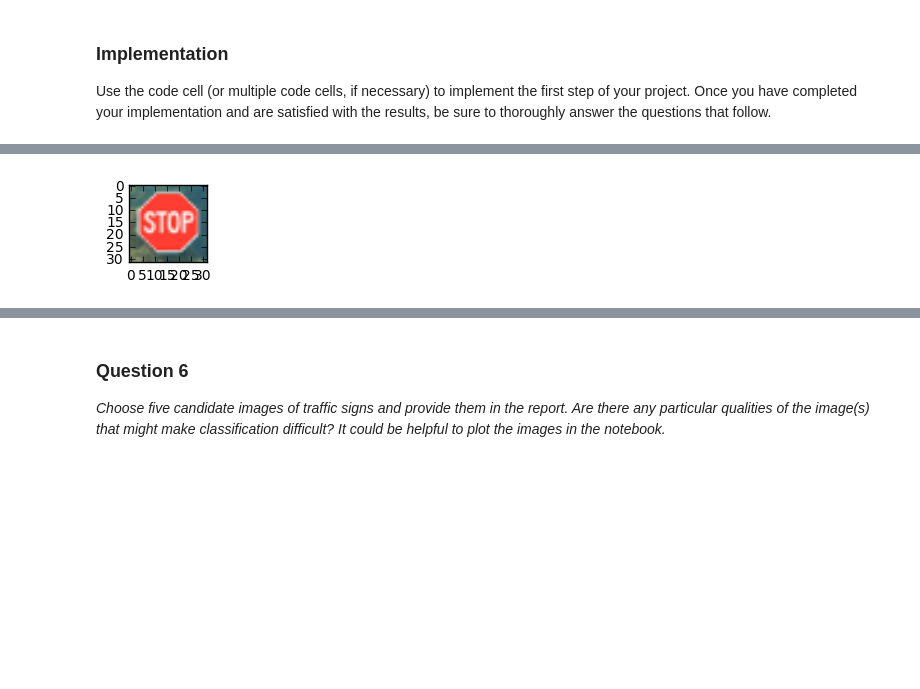
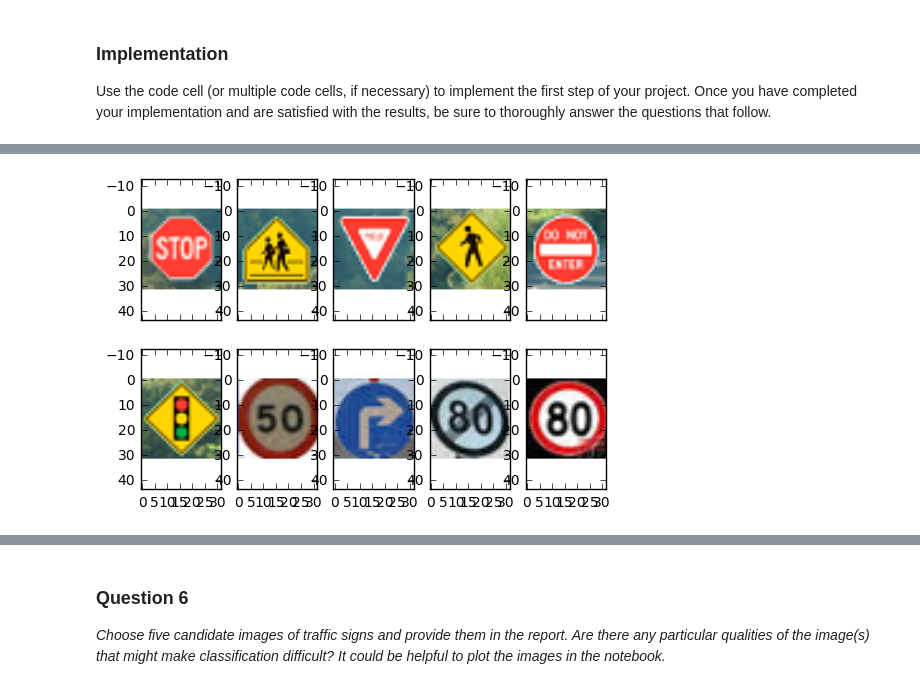
Before and after one commit to qpham01/udacity, a Jupyter notebook: sdcnd/CarND-Traffic-Sign-Classifier-Project/Traffic_Sign_Classifier.ipynb, the cells around one changed output, grey strips where cells are left out. Drawn from its saved outputs; the diff is of its cells as text; code cells hidden in the pictures; blank space fills up the shorter version.

Commit message:
Completed color version.

```diff
--- a/sdcnd/CarND-Traffic-Sign-Classifier-Project/Traffic_Sign_Classifier.ipynb
+++ b/sdcnd/CarND-Traffic-Sign-Classifier-Project/Traffic_Sign_Classifier.ipynb
@@ -88,7 +88,7 @@ visualize_list = []
 for i in range(visualize_count):
     index = random.randint(0, len(X_train_rgb))
     visualize_list.append(index)
-    image = X_train_rgb[index].squeeze()
+    image = X_train_img[index].squeeze()
     fname = "signs/sign_%s_%s.png" % (index, y_train[index])
     img.imsave(fname, image)
     print("Saved image %s" % (fname))
@@ -372,7 +404,7 @@ I used the Lenet-5 architecture as is, but I increased the size of the model.  G
 import tensorflow as tf
 from time import time
 from matplotlib import pyplot as plt
-
+import statistics as st
 save_file = 'traffic_signs.ckpt'
 
 #target_loss = 0.2
@@ -386,13 +418,6 @@ for batch_size in BATCH_SIZES:
             num_examples = len(X_train)
 
             print("Training...")
-
-            # Setup run logging
-            hyper_dict = {'epochs' : epochs, 'batch size' : batch_size, 'learning rate' : \
-                LEARNING_RATE, 'train validate ratio' : train_validate_ratio, 'l2 strength': \
-                l2_reg_strength, 'beta': BETA, 'mu': mu, 'sigma': sigma}
-
-            run_id = log_run_start('Train', hyper_dict, version_description)
             print()
             epoch_train_time_list = []
             training_losses = []
@@ -414,19 +439,24 @@ for batch_size in BATCH_SIZES:
                 print("Training Loss = {:.3f}".format(loss))
                 if validation_accuracy is not None:
                     print("Validation Accuracy = {:.3f}".format(validation_accuracy))
+                    validate_accuracies.append(validation_accuracy)
                 print()
                 epoch_train_time_list.append(time() - t1)
                 training_losses.append(loss)
-                validate_accuracies.append(validation_accuracy)
 
             saver.save(sess, save_file)
             print("Model saved")
-            log_run_end(run_id, validation_accuracy, loss)
         print()
         print("Total training time:        {:.2f}".format(time() - t0))
         print("Mean epoch training time:   {:.2f}".format(st.mean(epoch_train_time_list)))
         print("Epoch training time stdev:  {:.2f}".format(st.pstdev(epoch_train_time_list)))
         print()
+        # Evaluate the model with test data
+        with tf.Session() as sess:
+            saver.restore(sess, tf.train.latest_checkpoint('.'))
+            test_accuracy = evaluate(X_test, y_test, batch_size)
+            print("Test Accuracy = {:.3f}".format(test_accuracy))
+        sess.close()
 # %% [output]
 Training...
 
@@ -506,37 +543,63 @@ Use the code cell (or multiple code cells, if necessary) to implement the first
 ### Load the images and plot them here.
 ### Feel free to use as many code cells as needed.
 from matplotlib import image as mpimg
+from math import ceil
 
-i = 1
-fname = 'sign{:02d}.png'.format(i)
-img = mpimg.imread(fname)
+def plot_images(X, rows, c_map):
+    img_count = len(X)
+    plot_cols = int(ceil(img_count / rows))
+    f, img_plots = plt.subplots(rows, plot_cols, sharex=True)
 
-plt.figure(figsize=(1,1))
-plt.imshow(img)
+    index = 0
+    for r in range(rows):
+        for c in range(plot_cols):
+            img_plots[r, c].imshow(X[index].squeeze(), cmap=c_map)
+            index += 1
+            if index >= len(X):
+                break
 
-img_count = 10
-X_extra = np.expand_dims(img, axis=0)
+def plot_probabilities(X, rows, color):
+    plot_cols = ceil(len(X) / rows)
+    f, softmax_plots = plt.subplots(rows, plot_cols, sharex=True)
+    index = 0
+    for r in range(rows):
+        for c in range(plot_cols):
+            softmax_plots[r, c].plot(X[index], color)
+            softmax_plots[r, c].set_ylim([0.0, 1.0])
+            index += 1
+            if index >= len(X):
+                break
+    plt.show()
+
 print("Image shape", X_extra.shape)
-for i in range(2, img_count + 1):
+for i in range(1, img_count + 1):
     fname = 'sign{:02d}.png'.format(i)
     img = mpimg.imread(fname)
 
-    plt.figure(figsize=(1,1))
-    plt.imshow(img)
-
     img = np.expand_dims(img, axis=0)
     print("image %s shape" % (i), img.shape)
-    X_extra = np.append(X_extra, img, axis=0)
+    if i == 1:
+        X_extra = img
+    else:
+        X_extra = np.append(X_extra, img, axis=0)
 
+# grayscale
+c_map = 'viridis'
+
+row_count = 2
+plot_images(X_extra, row_count, c_map)
+
+if use_grayscale:
+    X_extra = rgb_to_gray(X_extra)
+    c_map = plt.cm.gray
 
 # normalize
 X_extra = np.subtract(X_extra, 128.0)
-extra_mean_rgb = np.mean(X_extra, axis=(0,1,2))
-X_extra = np.subtract(X_extra, extra_mean_rgb)
+extra_mean = np.mean(X_extra, axis=(0,1,2))
+X_extra = np.subtract(X_extra, extra_mean)
 
-for i in range(0, img_count):
-    plt.figure(figsize=(1,1))
-    plt.imshow(X_extra[i])
+row_count = 2
+plot_images(X_extra, row_count, c_map)
 
 #printing out some stats and plotting
 print('The extra data shape is:', X_extra.shape)
@@ -555,16 +618,19 @@ def evaluate_extra(X_data, y_data, batch_size):
     for offset in range(0, num_examples, batch_size):
         batch_x, batch_y = X_data[offset:offset + batch_size], y_data[offset:offset + batch_size]
         softmax_out = sess.run(softmax, feed_dict={x: batch_x, y: batch_y, keep_prob: 1.0})
-        print ("Extra softmax:", softmax_out)
+        # print ("Extra softmax:", softmax_out)
         print ("Extra softmax max index:", np.argmax(softmax_out, axis=1))
         accuracy = sess.run(accuracy_operation, feed_dict={x: batch_x, y: batch_y, keep_prob: 1.0})
         total_accuracy += (accuracy * len(batch_x))
-    return total_accuracy / num_examples
+    return (total_accuracy / num_examples, softmax_out)
 
 # Evaluate the model with test data
 with tf.Session() as sess:
     saver.restore(sess, tf.train.latest_checkpoint('.'))
 
-    test_accuracy = evaluate_extra(X_extra, y_extra, len(y_extra))
+    (test_accuracy, softmax_prob) = evaluate_extra(X_extra, y_extra, len(y_extra))
     print("Extra image test accuracy = {:.3f}".format(test_accuracy))
+
+    row_count = 2
+    plot_probabilities(softmax_prob, row_count, 'r')
 # %% [output]
@@ -586,3 +649,3 @@ Extra softmax: [[ 0.01513634  0.06066167  0.08058538  0.0438168   0.04122784  0.
 Extra softmax max index: [2 2 2 2 2 2 2 2 2 2]
 Extra image test accuracy = 0.100
-[figure, old version]
+[figure, new version]
```
Also changed, not shown: parts of 25 cells of this notebook, 1 other file.
